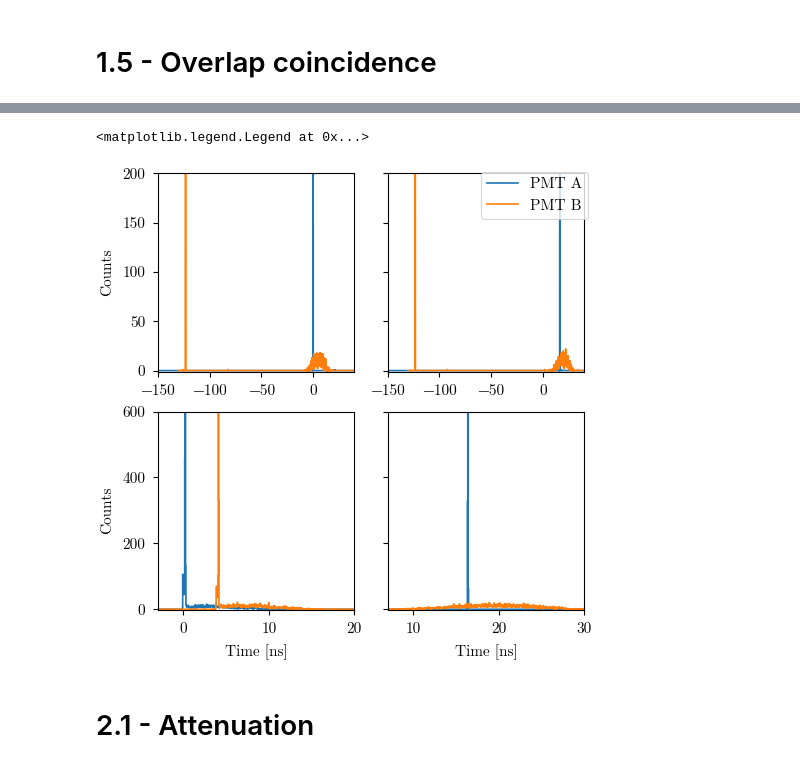
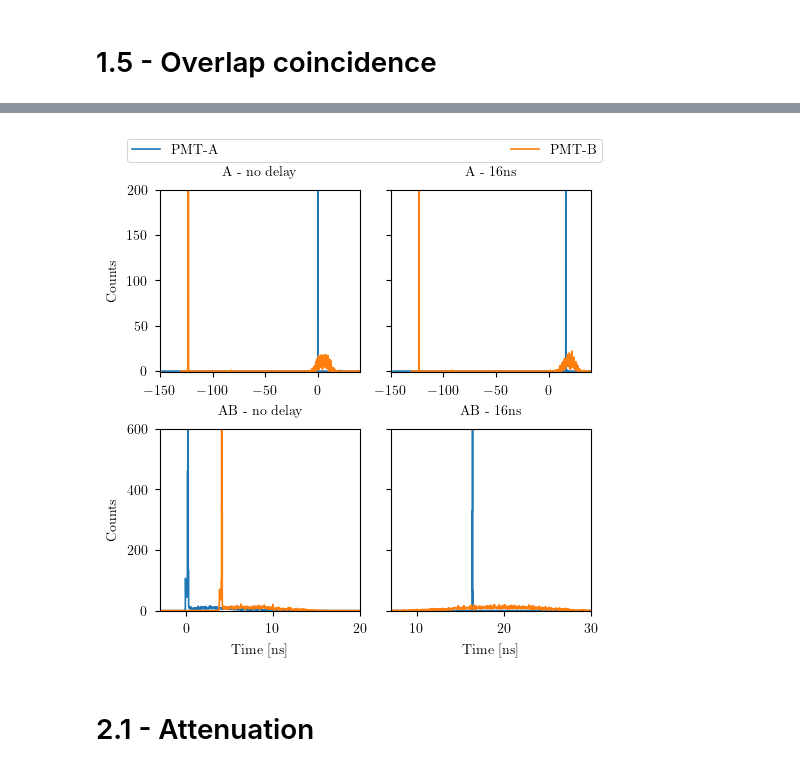
Before and after one commit to SteWey0/Fortgeschrittenenpraktikum, a Jupyter notebook: Cosmic radiation/analysis.ipynb, the cells around one changed output, grey strips where cells are left out. Cells and saved outputs as stored; diff of their text form; code cells hidden in the pictures.

```diff
--- a/Cosmic radiation/analysis.ipynb
+++ b/Cosmic radiation/analysis.ipynb
@@ -46,0 +59,24 @@ np.savetxt('time_calibration_values.txt', time_calibration_values, header='Time
+# %%
+labels = ['PMT-A:\n$a = (-4.7\pm0.01)\cdot 10^{-2}$\n$b = 45.2\pm0.1$',
+          'PMT-B:\n$a = (-4.2\pm0.05)\cdot 10^{-2}$\n$b = 41\pm3$',
+          'PMT-C:\n$a = (-4.2\pm0.05)\cdot 10^{-2}$\n$b = 44\pm4$',
+          'PMT-D:\n$a = (-4.4\pm0.03)\cdot 10^{-2}$\n$b = 44\pm2$'
+          ]
+delays = [32,24,16,8,4,0] # ns; from left to right
+fig,ax = plt.subplots(layout='constrained')
+lin = lambda x, a, b: a * x + b
+time_calibration_values = []
+for i,path in enumerate(paths):
+    data = np.loadtxt(path)
+    # get tdc channels of the 6 highest counts
+    tdc = np.sort(np.argsort(data[:,1])[-6:]) + 1 # 0 based indexing
+    popt, pcov = curve_fit(lin, tdc, delays)
+    time_calibration_values.append(popt)
+    label =labels[i]
+    ax.plot(tdc, delays, label=label, marker=markers[i], color=cmap[i], linestyle='None')
+    ax.plot(np.linspace(200,1000,3), lin(np.linspace(200,1000,3), *popt), color=cmap[i])
+ax.set(xlabel='TDC channel', ylabel='Delay [ns]')
+ax.legend(bbox_to_anchor=(0., 1.02, 1., .102), loc='lower left', ncols=2, mode="expand", borderaxespad=0.)
+fig.savefig('plots/1_4/timecal.pdf', bbox_inches='tight')
+time_calibration_values = np.array(time_calibration_values)
+np.savetxt('time_calibration_values.txt', time_calibration_values, header='Time calibration values for PMT-A-D. \nADC channel -> Time [ns] conversion: t = slope * ADC + yintersept\nRows correspond to PMT-A-D\n\nslope \t\t\t\t y_intersept')
@@ -370,42 +387,42 @@ fig.legend(bbox_to_anchor=(0.05, 1., 0.95, .10), loc='lower left', ncols=2, mode
 paths = [
     ['D:/Cosmic_rays/M613/1_5/1d/A_nodelay_tdc_a.txt', 'D:/Cosmic_rays/M613/1_5/1d/A_nodelay_tdc_b.txt'],
     ['D:/Cosmic_rays/M613/1_5/1d/A_16ns_tdc_a.txt', 'D:/Cosmic_rays/M613/1_5/1d/A_16ns_tdc_b.txt'],
 
     ['D:/Cosmic_rays/M613/1_5/1d/AB_nodelay_tdc_a.txt', 'D:/Cosmic_rays/M613/1_5/1d/AB_nodelay_tdc_b.txt'],
     ['D:/Cosmic_rays/M613/1_5/1d/AB_16ns_tdc_a.txt', 'D:/Cosmic_rays/M613/1_5/1d/AB_16ns_tdc_b.txt']
     ]
 width_a = np.abs(time_cal(1, 'A') - time_cal(0, 'A'))
 width_b = np.abs(time_cal(1, 'B') - time_cal(0, 'B'))
 fig,ax = plt.subplots(ncols=2, nrows=2, sharey='row', layout='constrained', figsize=(5,3.75*4/3))
 p = paths[0]
 data_a = np.loadtxt(p[0])
 data_b = np.loadtxt(p[1])
-ax[0,0].step(time_cal(data_a[:,0], 'A'), data_a[:,1], label='PMT A')
-ax[0,0].step(time_cal(data_b[:,0], 'B'), data_b[:,1], label='PMT B')
-ax[0,0].set( ylabel='Counts', ylim=(-1, 200), xlim=(-150,40))
+ax[0,0].step(time_cal(data_a[:,0], 'A'), data_a[:,1], label='PMT-A')
+ax[0,0].step(time_cal(data_b[:,0], 'B'), data_b[:,1], label='PMT-B')
+ax[0,0].set( ylabel='Counts', ylim=(-1, 200), xlim=(-150,40), title='A - no delay')
 p = paths[1]
 data_a = np.loadtxt(p[0])
 data_b = np.loadtxt(p[1])
 ax[0,1].step(time_cal(data_a[:,0], 'A'), data_a[:,1] )
 ax[0,1].step(time_cal(data_b[:,0], 'B'), data_b[:,1] )
-ax[0,1].set( xlim=(-150,40))
+ax[0,1].set( xlim=(-150,40), title='A - 16ns')
 
 p = paths[2]
 data_a = np.loadtxt(p[0])
 data_b = np.loadtxt(p[1])
 ax[1,0].step(time_cal(data_a[:,0], 'A'), data_a[:,1])
 ax[1,0].step(time_cal(data_b[:,0], 'B'), data_b[:,1])
-ax[1,0].set(xlim=(-3,20), ylim=(-1,600), xlabel='Time [ns]', ylabel='Counts')
+ax[1,0].set(xlim=(-3,20), ylim=(-1,600), xlabel='Time [ns]', ylabel='Counts', title='AB - no delay')
 p = paths[3]
 data_a = np.loadtxt(p[0])
 data_b = np.loadtxt(p[1])
 ax[1,1].step(time_cal(data_a[:,0], 'A'), data_a[:,1])
 ax[1,1].step(time_cal(data_b[:,0], 'B'), data_b[:,1])
-ax[1,1].set(xlim=(7,30), xlabel='Time [ns]')
-fig.legend()
+ax[1,1].set(xlim=(7,30), xlabel='Time [ns]', title='AB - 16ns')
+lgd = fig.legend(bbox_to_anchor=(0.05, 1., 0.95, .10), loc='lower left', ncols=2, mode="expand", borderaxespad=0.)
+fig.savefig('plots/1_5/tdc.pdf', bbox_inches='tight', bbox_extra_artists=(lgd,)) # ldg is saved correctly
 # %% [output]
-<matplotlib.legend.Legend at 0x...>
-[figure, old version]
+[figure, new version]
 # %% [markdown]
 # 2.1 - Attenuation
 # %%
```
Also changed, not shown: parts of 21 cells of this notebook, 14 other files.
